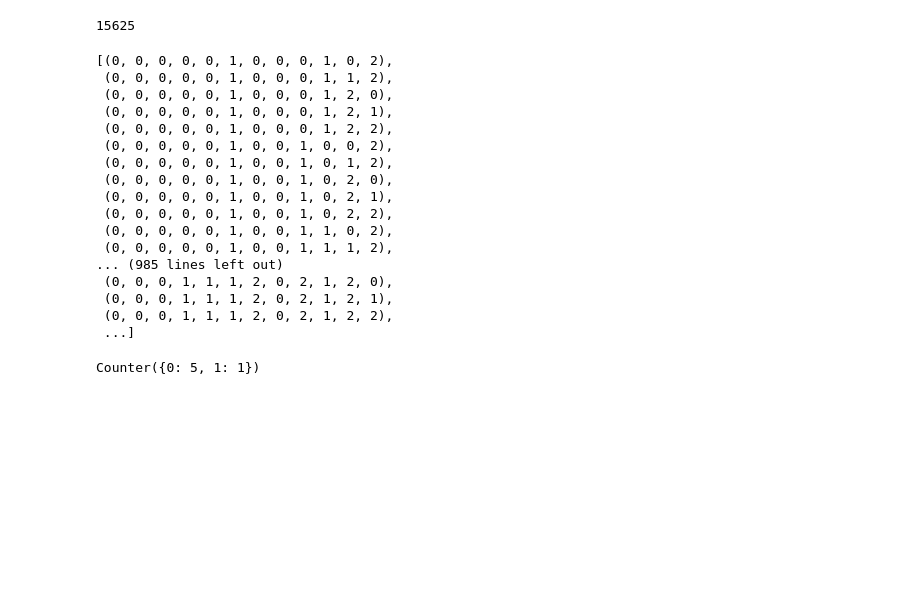
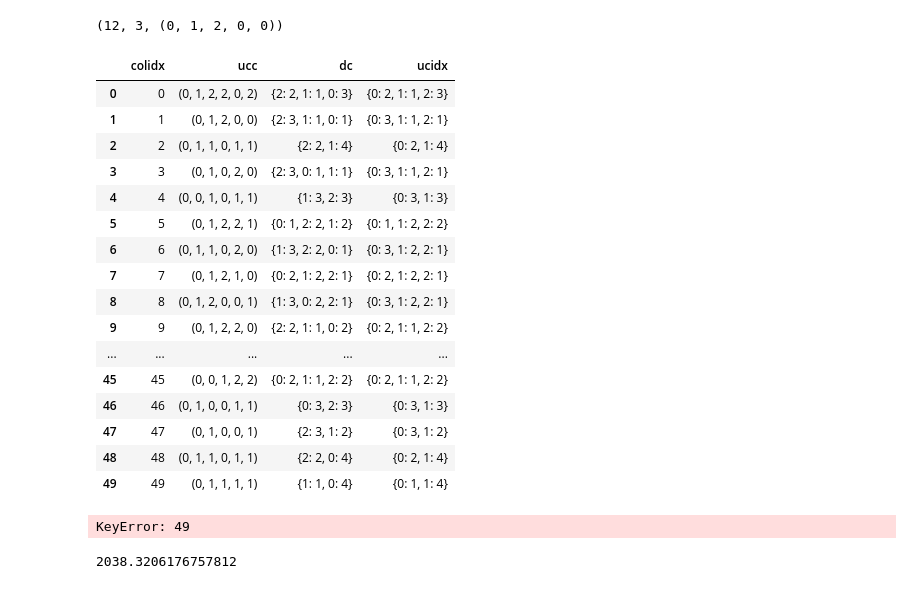
Before and after one commit to fanff/pybracelet, a Jupyter notebook: Untitled2.ipynb, the cells around one changed output. Saved outputs shown, nothing was run; the diff lists cells and outputs as text; code cells hidden in the pictures; blank space fills up the shorter version.

```diff
--- a/Untitled2.ipynb
+++ b/Untitled2.ipynb
@@ -154 +137,5 @@ wireCount ,colorCount,aucc
+# %%
+wireCount ,colorCount,aucc
+# %% [output]
+(12, 3, (0, 1, 2, 0, 0))
 # %%
@@ -162,29 +178,0 @@ inputs = (functools.reduce(operator.concat, _) for _ in itertools.product(*input
-# %%
-inputs = list(inputs)
-len(inputs)
-# %% [output]
-15625
-# %%
-inputs
-# %% [output]
-[(0, 0, 0, 0, 0, 1, 0, 0, 0, 1, 0, 2),
- (0, 0, 0, 0, 0, 1, 0, 0, 0, 1, 1, 2),
- (0, 0, 0, 0, 0, 1, 0, 0, 0, 1, 2, 0),
- (0, 0, 0, 0, 0, 1, 0, 0, 0, 1, 2, 1),
- (0, 0, 0, 0, 0, 1, 0, 0, 0, 1, 2, 2),
- (0, 0, 0, 0, 0, 1, 0, 0, 1, 0, 0, 2),
- (0, 0, 0, 0, 0, 1, 0, 0, 1, 0, 1, 2),
- (0, 0, 0, 0, 0, 1, 0, 0, 1, 0, 2, 0),
- (0, 0, 0, 0, 0, 1, 0, 0, 1, 0, 2, 1),
- (0, 0, 0, 0, 0, 1, 0, 0, 1, 0, 2, 2),
- (0, 0, 0, 0, 0, 1, 0, 0, 1, 1, 0, 2),
- (0, 0, 0, 0, 0, 1, 0, 0, 1, 1, 1, 2),
-... (985 lines left out)
- (0, 0, 0, 1, 1, 1, 2, 0, 2, 1, 2, 0),
- (0, 0, 0, 1, 1, 1, 2, 0, 2, 1, 2, 1),
- (0, 0, 0, 1, 1, 1, 2, 0, 2, 1, 2, 2),
- ...]
-# %%
-Counter(oneInput)
-# %% [output]
-Counter({0: 5, 1: 1})
@@ -190,0 +249,21 @@ Counter({0: 5, 1: 1})
+# %%
+
+colorConstraints
+# %% [output]
+|  | colidx | ucc | dc | ucidx |
+| 0 | 0 | (0, 1, 2, 2, 0, 2) | {2: 2, 1: 1, 0: 3} | {0: 2, 1: 1, 2: 3} |
+| 1 | 1 | (0, 1, 2, 0, 0) | {2: 3, 1: 1, 0: 1} | {0: 3, 1: 1, 2: 1} |
+| 2 | 2 | (0, 1, 1, 0, 1, 1) | {2: 2, 1: 4} | {0: 2, 1: 4} |
+| 3 | 3 | (0, 1, 0, 2, 0) | {2: 3, 0: 1, 1: 1} | {0: 3, 1: 1, 2: 1} |
+| 4 | 4 | (0, 0, 1, 0, 1, 1) | {1: 3, 2: 3} | {0: 3, 1: 3} |
+| 5 | 5 | (0, 1, 2, 2, 1) | {0: 1, 2: 2, 1: 2} | {0: 1, 1: 2, 2: 2} |
+| 6 | 6 | (0, 1, 1, 0, 2, 0) | {1: 3, 2: 2, 0: 1} | {0: 3, 1: 2, 2: 1} |
+| 7 | 7 | (0, 1, 2, 1, 0) | {0: 2, 1: 2, 2: 1} | {0: 2, 1: 2, 2: 1} |
+| 8 | 8 | (0, 1, 2, 0, 0, 1) | {1: 3, 0: 2, 2: 1} | {0: 3, 1: 2, 2: 1} |
+| 9 | 9 | (0, 1, 2, 2, 0) | {2: 2, 1: 1, 0: 2} | {0: 2, 1: 1, 2: 2} |
+| ... | ... | ... | ... | ... |
+| 45 | 45 | (0, 0, 1, 2, 2) | {0: 2, 1: 1, 2: 2} | {0: 2, 1: 1, 2: 2} |
+| 46 | 46 | (0, 1, 0, 0, 1, 1) | {0: 3, 2: 3} | {0: 3, 1: 3} |
+| 47 | 47 | (0, 1, 0, 0, 1) | {2: 3, 1: 2} | {0: 3, 1: 2} |
+| 48 | 48 | (0, 1, 1, 0, 1, 1) | {2: 2, 0: 4} | {0: 2, 1: 4} |
+| 49 | 49 | (0, 1, 1, 1, 1) | {1: 1, 0: 4} | {0: 1, 1: 4} |
@@ -190,0 +298,21 @@ Counter({0: 5, 1: 1})
+# %%
+colorConstraints,uminDists
+colidx = 1
+wireCount ,colorCount
+
+
+res = {}
+res2 = {}
+for colidx in colorConstraints["colidx"].values:
+
+    noding = findNoding(colidx,colorConstraints,uminDists,colorCount)
+
+    res[colidx] = noding.memory_usage(deep=True).sum()
+
+    res2[colidx] = len(noding)
+# %% [output]
+KeyError: 49
+# %%
+sum([v for k,v in res.items()]) / (1024 * 1024)
+# %% [output]
+2038.3206176757812
```
Also changed, not shown: parts of 25 cells of this notebook, 1 other file.
